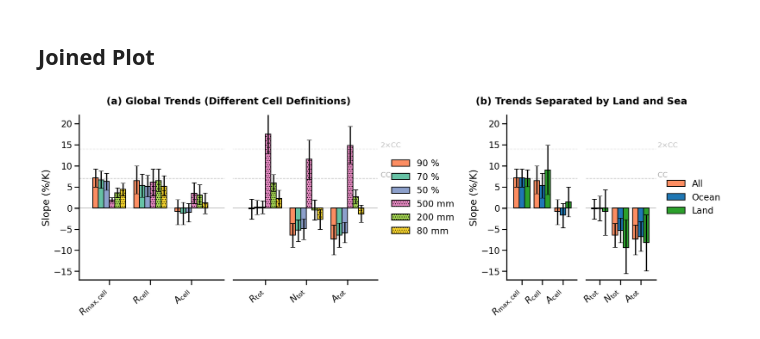
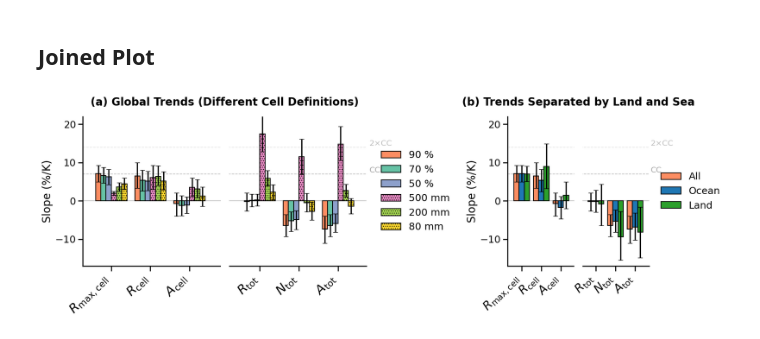
Before and after one commit to leoniehar/2026-06_extreme_precip_paper, a Jupyter notebook: nbooks/03-Plotting-Slopes.ipynb, the cells around one changed output. Cells and saved outputs as stored; diff of their text form; code cells hidden in the pictures.

```diff
--- a/nbooks/03-Plotting-Slopes.ipynb
+++ b/nbooks/03-Plotting-Slopes.ipynb
@@ -142,6 +142,7 @@ colors_surface = {
 # %% [markdown]
 ## Joined Plot
 # %%
+sns.set_context("talk",font_scale = 1.1)
 fig = plt.figure(figsize=(18, 6))
 gs = gridspec.GridSpec(1, 2, width_ratios=[2, 1], figure=fig)
 
@@ -152,31 +153,33 @@ plotting.plot_slope_comparison(
     variable_order=variable_order,
     variant_order=variant_order,
     VAR_META=VAR_META,
     hatches=hatches,
     colors = colors,
     ylabel='Slope (%/K)',
     ylim=(-17, 22),
     title=f'{int(ds.year_min[0][0].values)}-{int(ds.year_max[0][0].values)}',
     ax_passed=axes[0],
+    xaxislabelscale = 1.3
+
 )
 
 plotting.plot_slope_comparison(
     ds=ds_sub,
     variable_order=['max_cell','tot_cell','area_cell','sum_tot','sum_counts','sum_area'],
     variant_order=['All','Ocean','Land'],
     VAR_META=VAR_META,
     colors=colors_surface,
     hatches=hatches_surface,
     ylabel='Slope (%/K)',
     title=name_experiment,
     ylim=(-17, 22),
     ax_passed=axes[1],
 )
 
 axes[0].set_title('(a) Global Trends (Different Cell Definitions)', fontweight = 'bold', pad = 20)
 axes[1].set_title('(b) Trends Separated by Land and Sea', fontweight = 'bold', pad = 20)
 
 
 plt.show()
 # %% [output]
-[figure, old version]
+[figure, new version]
```
Also changed, not shown: 3 other files.
